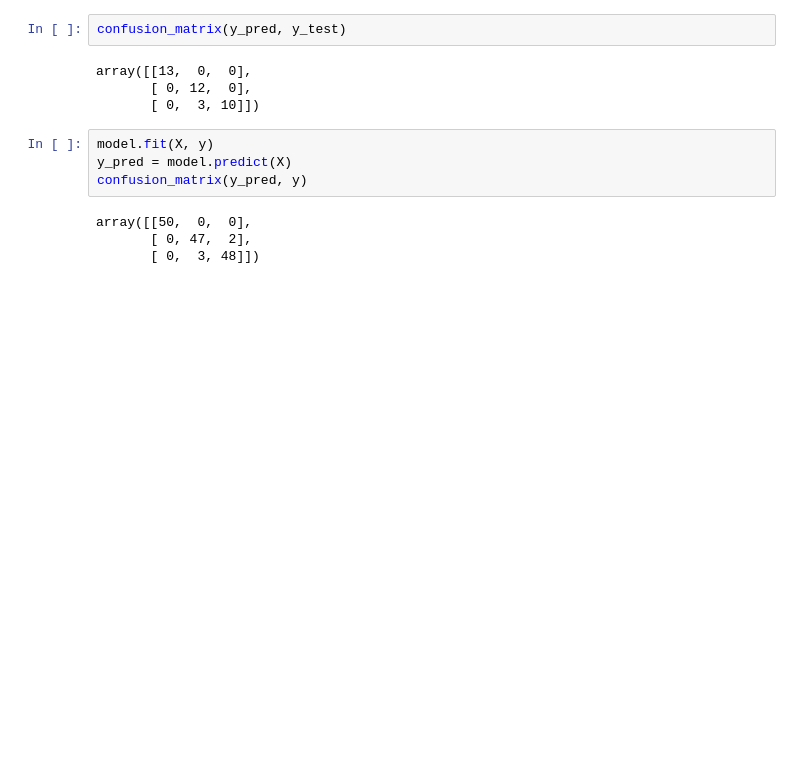
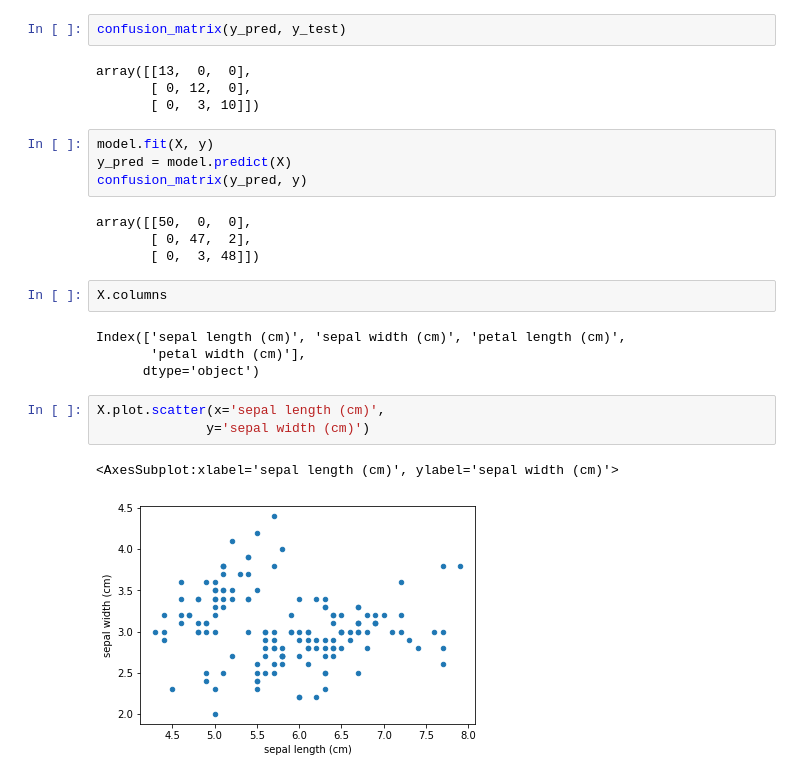
Before and after one commit to ramlaxman/cisco-data-science-2020-sept, a Jupyter notebook: Cisco — 2020 September 23.ipynb, the cells around one changed output. Saved outputs shown, nothing was run; the diff lists cells and outputs as text; blank space fills up the shorter version.

```diff
--- a/Cisco — 2020 September 23.ipynb
+++ b/Cisco — 2020 September 23.ipynb
@@ -808,3 +808,15 @@ confusion_matrix(y_pred, y)
 array([[50,  0,  0],
        [ 0, 47,  2],
        [ 0,  3, 48]])
+# %%
+X.columns
+# %% [output]
+Index(['sepal length (cm)', 'sepal width (cm)', 'petal length (cm)',
+       'petal width (cm)'],
+      dtype='object')
+# %%
+X.plot.scatter(x='sepal length (cm)',
+              y='sepal width (cm)')
+# %% [output]
+<AxesSubplot:xlabel='sepal length (cm)', ylabel='sepal width (cm)'>
+[figure, added]
```
Also changed, not shown: parts of 2 cells of this notebook.
